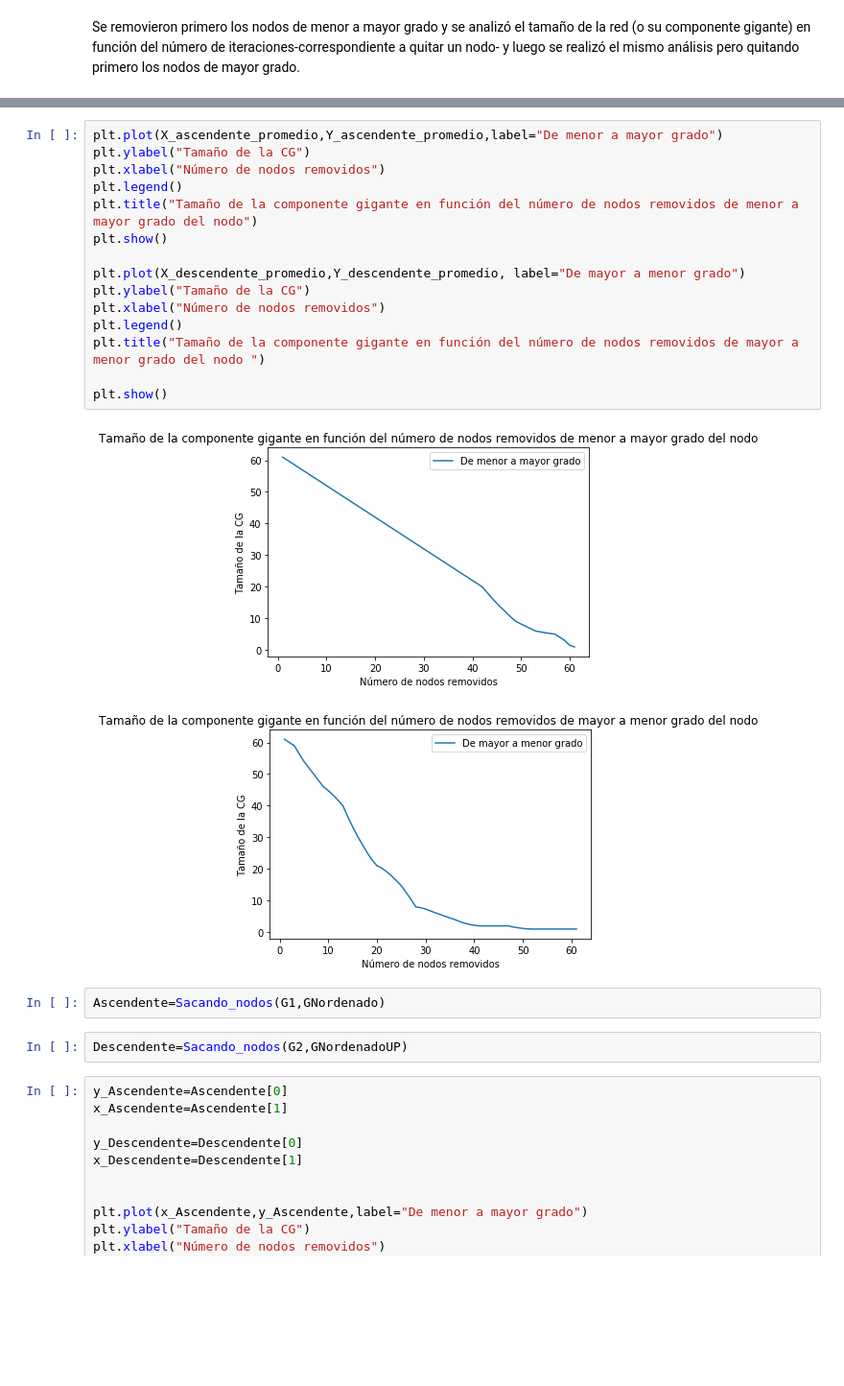
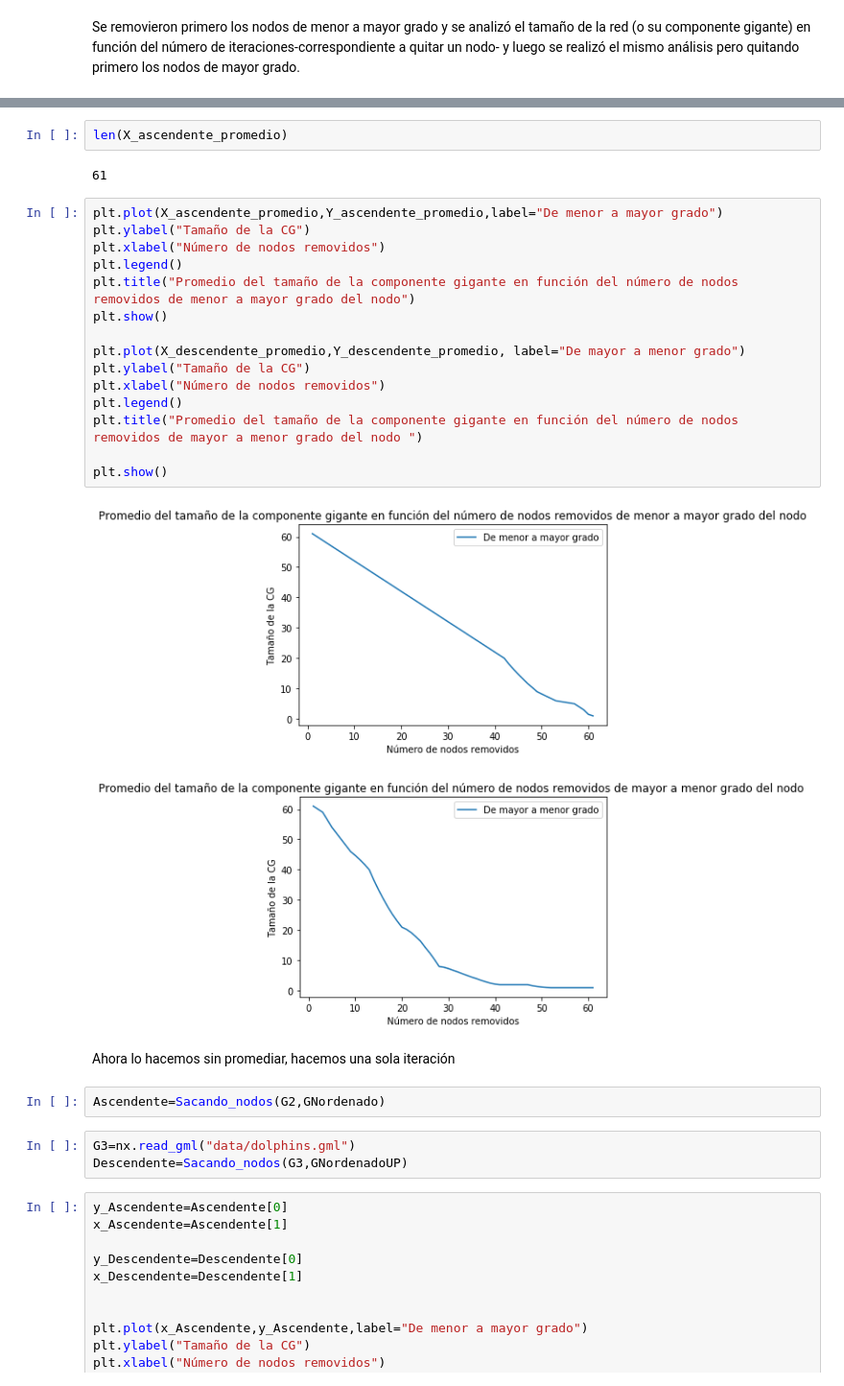
Before and after one commit to vms10/redestcs, a Jupyter notebook: Ejercicio2.ipynb, the cells around one changed output, grey strips where cells are left out. Shown at 96% size. Cells and saved outputs as stored; diff of their text form; blank space fills up the shorter version.

```diff
--- a/Ejercicio2.ipynb
+++ b/Ejercicio2.ipynb
@@ -419,25 +447,32 @@ for i in range(61):
+# %%
+len(X_ascendente_promedio)
+# %% [output]
+61
 # %%
 plt.plot(X_ascendente_promedio,Y_ascendente_promedio,label="De menor a mayor grado")
 plt.ylabel("Tamaño de la CG")
 plt.xlabel("Número de nodos removidos")
 plt.legend()
-plt.title("Tamaño de la componente gigante en función del número de nodos removidos de menor a mayor grado del nodo")
+plt.title("Promedio del tamaño de la componente gigante en función del número de nodos removidos de menor a mayor grado del nodo")
 plt.show()
 
 plt.plot(X_descendente_promedio,Y_descendente_promedio, label="De mayor a menor grado")
 plt.ylabel("Tamaño de la CG")
 plt.xlabel("Número de nodos removidos")
 plt.legend()
-plt.title("Tamaño de la componente gigante en función del número de nodos removidos de mayor a menor grado del nodo ")
+plt.title("Promedio del tamaño de la componente gigante en función del número de nodos removidos de mayor a menor grado del nodo ")
 
 plt.show()
 # %% [output]
-[figure, old version]
+[figure, new version]
-[figure, old version]
+[figure, new version]
+# %% [markdown]
+Ahora lo hacemos sin promediar, hacemos una sola iteración
 # %%
-Ascendente=Sacando_nodos(G1,GNordenado)
+Ascendente=Sacando_nodos(G2,GNordenado)
-# %%
-Descendente=Sacando_nodos(G2,GNordenadoUP)
+# %%
+G3=nx.read_gml("data/dolphins.gml")
+Descendente=Sacando_nodos(G3,GNordenadoUP)
 # %%
 y_Ascendente=Ascendente[0]
 x_Ascendente=Ascendente[1]
```
Also changed, not shown: parts of 15 cells of this notebook.
